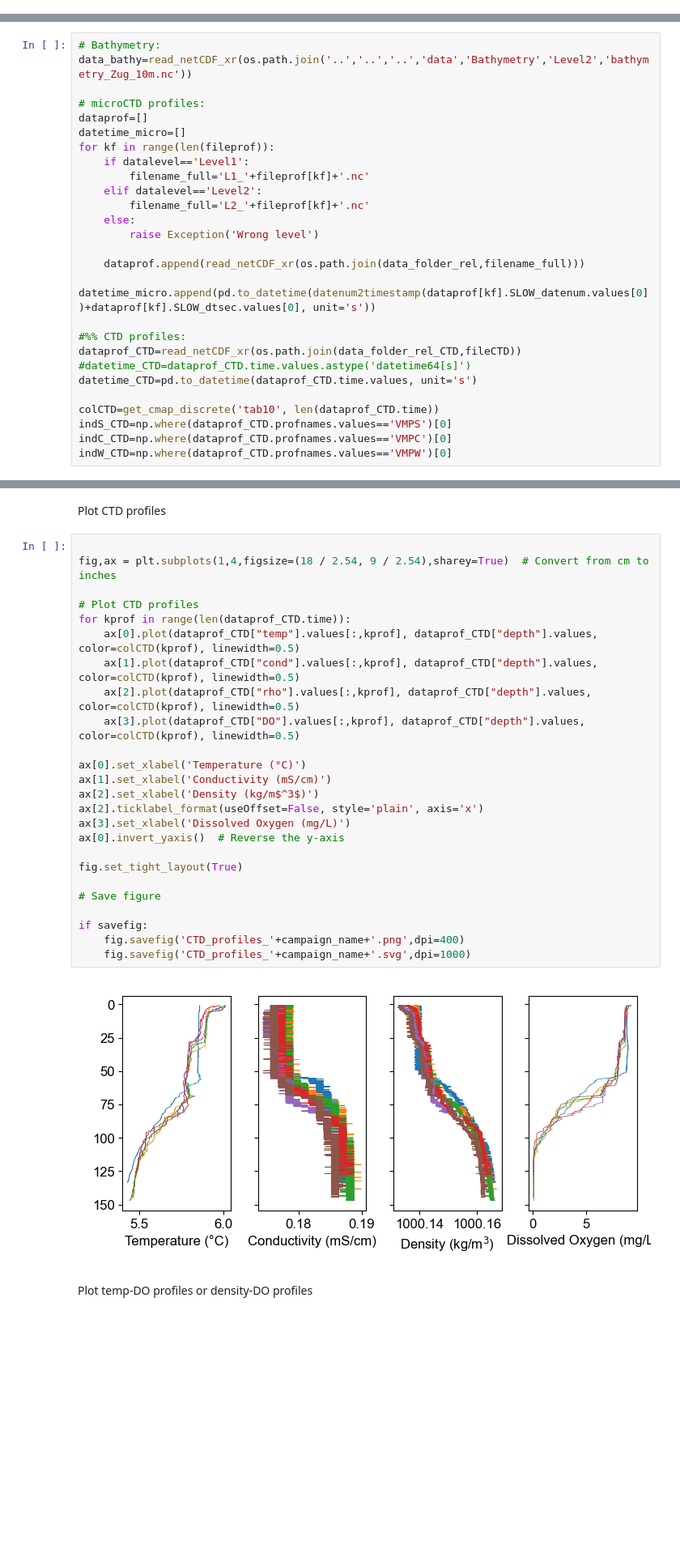
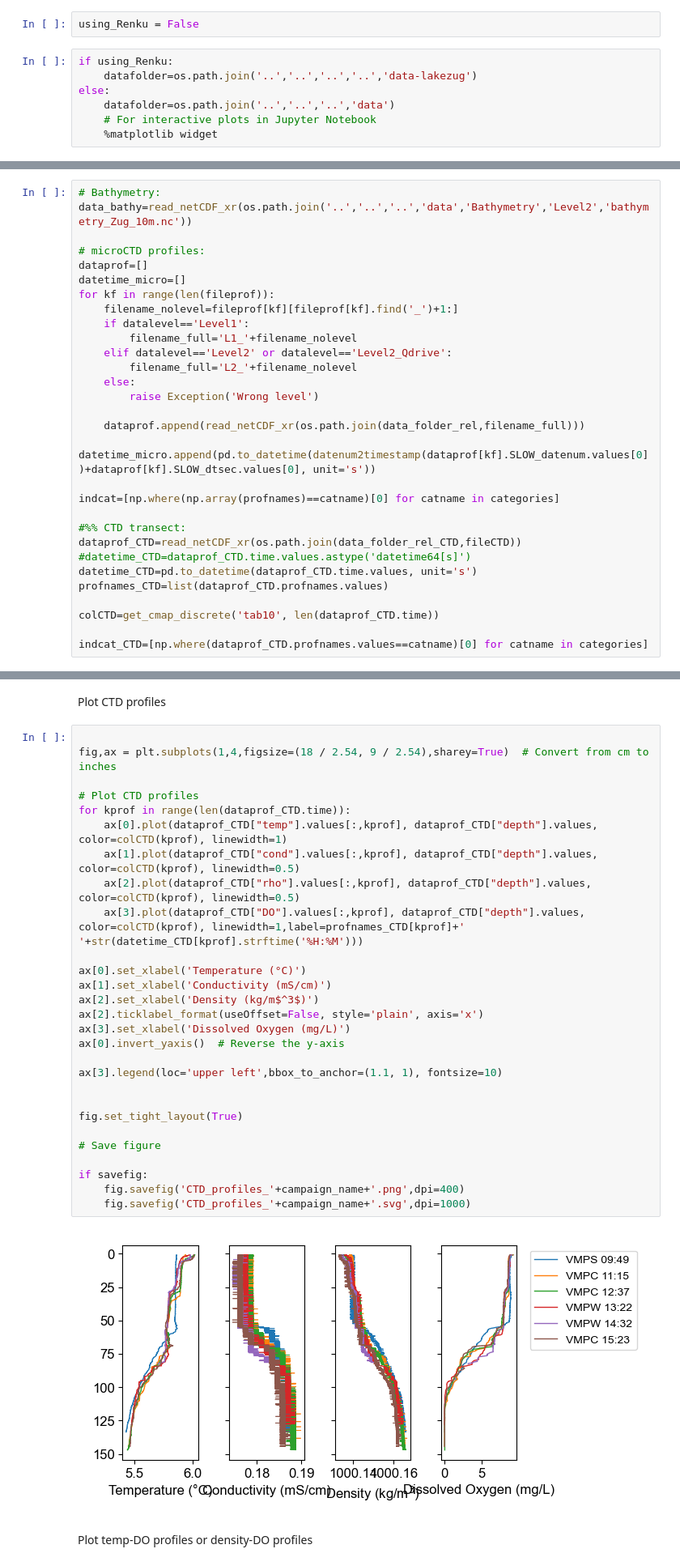
Before and after one commit to tdoda/turbulence-lakezug, a Jupyter notebook: notebooks/reports/Report2_campaign_20260113/campaign_20260113_turbulence_CTD.ipynb, the cells around one changed output, grey strips where cells are left out. Shown at 81% size. Cells and saved outputs as stored; diff of their text form; blank space fills up the shorter version.

```diff
--- a/notebooks/reports/Report2_campaign_20260113/campaign_20260113_turbulence_CTD.ipynb
+++ b/notebooks/reports/Report2_campaign_20260113/campaign_20260113_turbulence_CTD.ipynb
@@ -26,3 +28,12 @@ plt.close('all')
+# %%
+using_Renku = False
+# %%
+if using_Renku:
+    datafolder=os.path.join('..','..','..','..','data-lakezug')
+else:
+    datafolder=os.path.join('..','..','..','data')
+    # For interactive plots in Jupyter Notebook
+    %matplotlib widget
 # %% [markdown]
 Parameters
 # %%
@@ -75,25 +88,28 @@ data_bathy=read_netCDF_xr(os.path.join('..','..','..','data','Bathymetry','Level
 dataprof=[]
 datetime_micro=[]
 for kf in range(len(fileprof)):
+    filename_nolevel=fileprof[kf][fileprof[kf].find('_')+1:]
     if datalevel=='Level1':
-        filename_full='L1_'+fileprof[kf]+'.nc'
-    elif datalevel=='Level2':
-        filename_full='L2_'+fileprof[kf]+'.nc'
+        filename_full='L1_'+filename_nolevel
+    elif datalevel=='Level2' or datalevel=='Level2_Qdrive':
+        filename_full='L2_'+filename_nolevel
     else:
         raise Exception('Wrong level')
 
     dataprof.append(read_netCDF_xr(os.path.join(data_folder_rel,filename_full)))
     datetime_micro.append(pd.to_datetime(datenum2timestamp(dataprof[kf].SLOW_datenum.values[0])+dataprof[kf].SLOW_dtsec.values[0], unit='s'))
 
-#%% CTD profiles:
+indcat=[np.where(np.array(profnames)==catname)[0] for catname in categories]
+
+#%% CTD transect:
 dataprof_CTD=read_netCDF_xr(os.path.join(data_folder_rel_CTD,fileCTD))
 #datetime_CTD=dataprof_CTD.time.values.astype('datetime64[s]')
 datetime_CTD=pd.to_datetime(dataprof_CTD.time.values, unit='s')
+profnames_CTD=list(dataprof_CTD.profnames.values)
 
 colCTD=get_cmap_discrete('tab10', len(dataprof_CTD.time))
-indS_CTD=np.where(dataprof_CTD.profnames.values=='VMPS')[0]
-indC_CTD=np.where(dataprof_CTD.profnames.values=='VMPC')[0]
-indW_CTD=np.where(dataprof_CTD.profnames.values=='VMPW')[0]
+
+indcat_CTD=[np.where(dataprof_CTD.profnames.values==catname)[0] for catname in categories]
 # %% [markdown]
 Plot the map
 # %%
@@ -348,30 +343,33 @@ Plot CTD profiles
 # %%
 
 fig,ax = plt.subplots(1,4,figsize=(18 / 2.54, 9 / 2.54),sharey=True)  # Convert from cm to inches
 
 # Plot CTD profiles
 for kprof in range(len(dataprof_CTD.time)):
-    ax[0].plot(dataprof_CTD["temp"].values[:,kprof], dataprof_CTD["depth"].values, color=colCTD(kprof), linewidth=0.5)
+    ax[0].plot(dataprof_CTD["temp"].values[:,kprof], dataprof_CTD["depth"].values, color=colCTD(kprof), linewidth=1)
     ax[1].plot(dataprof_CTD["cond"].values[:,kprof], dataprof_CTD["depth"].values, color=colCTD(kprof), linewidth=0.5)
     ax[2].plot(dataprof_CTD["rho"].values[:,kprof], dataprof_CTD["depth"].values, color=colCTD(kprof), linewidth=0.5)
-    ax[3].plot(dataprof_CTD["DO"].values[:,kprof], dataprof_CTD["depth"].values, color=colCTD(kprof), linewidth=0.5)
+    ax[3].plot(dataprof_CTD["DO"].values[:,kprof], dataprof_CTD["depth"].values, color=colCTD(kprof), linewidth=1,label=profnames_CTD[kprof]+' '+str(datetime_CTD[kprof].strftime('%H:%M')))
 
 ax[0].set_xlabel('Temperature (°C)')
 ax[1].set_xlabel('Conductivity (mS/cm)')
 ax[2].set_xlabel('Density (kg/m$^3$)')
 ax[2].ticklabel_format(useOffset=False, style='plain', axis='x')
 ax[3].set_xlabel('Dissolved Oxygen (mg/L)')
 ax[0].invert_yaxis()  # Reverse the y-axis
 
+ax[3].legend(loc='upper left',bbox_to_anchor=(1.1, 1), fontsize=10)
+
+
 fig.set_tight_layout(True)
 
 # Save figure
 
 if savefig:
     fig.savefig('CTD_profiles_'+campaign_name+'.png',dpi=400)
     fig.savefig('CTD_profiles_'+campaign_name+'.svg',dpi=1000)
 # %% [output]
-[figure, old version]
+[figure, new version]
 # %% [markdown]
 Plot temp-DO profiles or density-DO profiles
 # %%
```
Also changed, not shown: parts of 11 cells of this notebook.
